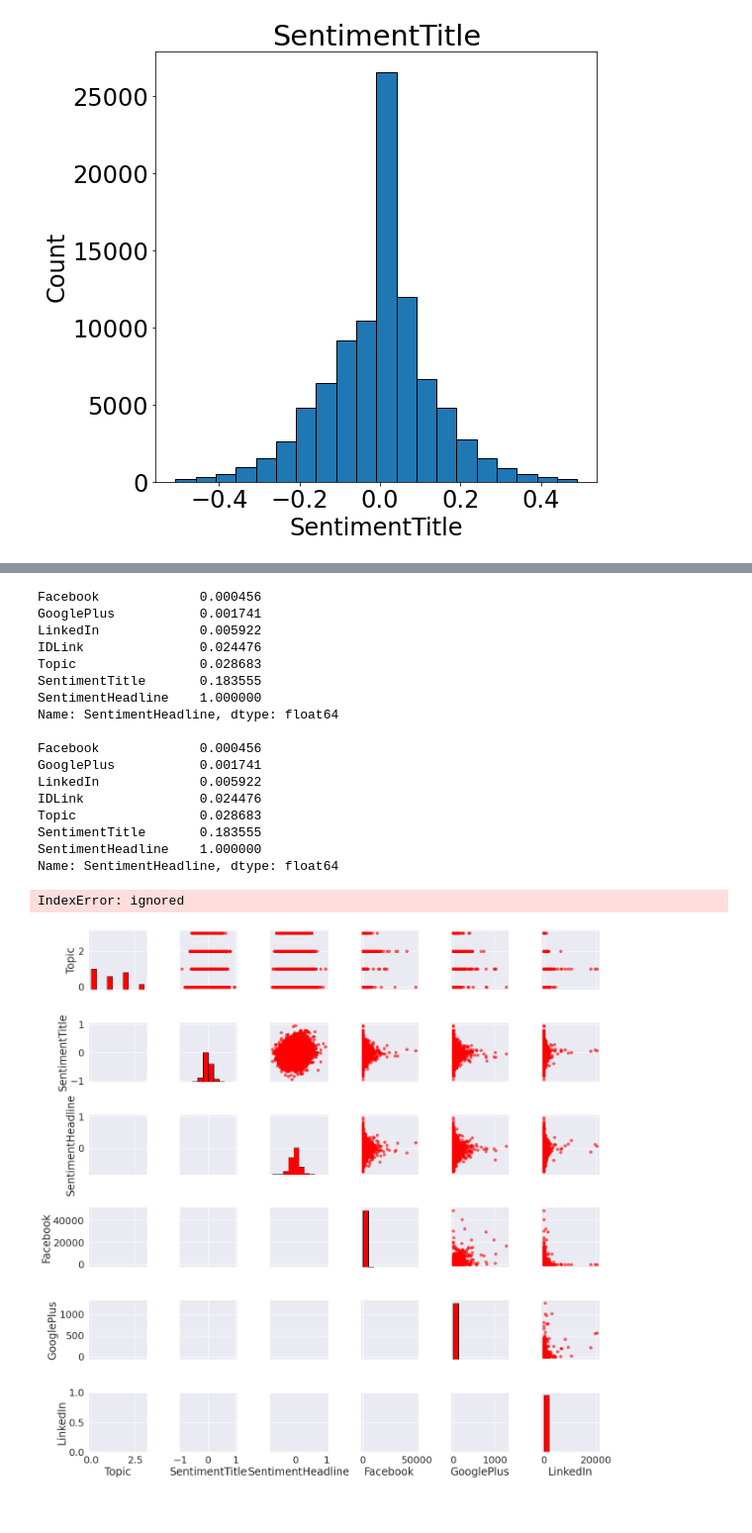
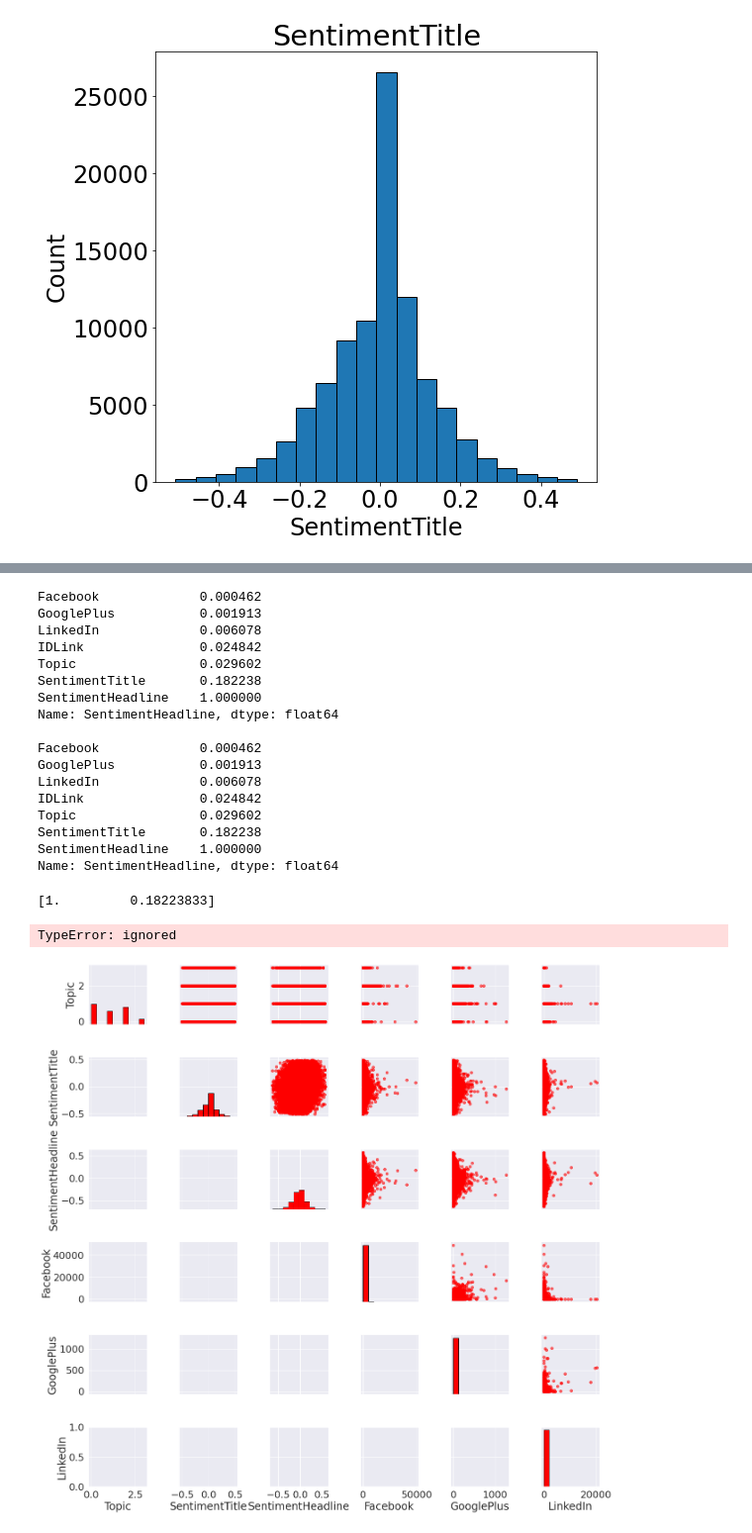
Before and after one commit to code-mango/News-Sentiment-Analysis, a Jupyter notebook: SocialMediaTrendingAnalysis.ipynb, the cells around one changed output, grey strips where cells are left out. Shown: that part at 99% size. Saved outputs shown, nothing was run; the diff lists cells and outputs as text; code cells hidden in the pictures.

```diff
--- a/SocialMediaTrendingAnalysis.ipynb
+++ b/SocialMediaTrendingAnalysis.ipynb
@@ -120,7 +120,7 @@ third_quartile = dataset['SentimentTitle'].describe()['75%']
 iqr = third_quartile - first_quartile
 
 # Remove outliers
-df = dataset[(dataset['SentimentTitle'] > (first_quartile - 3 * iqr)) &
+dataset = dataset[(dataset['SentimentTitle'] > (first_quartile - 3 * iqr)) &
             (dataset['SentimentTitle'] < (third_quartile + 3 * iqr))]
 # %%
 # Matplotlib visualization
@@ -145,7 +145,7 @@ third_quartile = dataset['SentimentHeadline'].describe()['75%']
 iqr = third_quartile - first_quartile
 
 # Remove outliers
-df = dataset[(dataset['SentimentHeadline'] > (first_quartile - 3 * iqr)) &
+dataset = dataset[(dataset['SentimentHeadline'] > (first_quartile - 3 * iqr)) &
             (dataset['SentimentHeadline'] < (third_quartile + 3 * iqr))]
 # %%
 f = plt.figure(figsize=(8,8))
@@ -215,21 +215,21 @@ print(correlations_data.head(15), '\n')
 # Print the most positive correlations
 print(correlations_data.tail(15))
 # %% [output]
-Facebook             0.000456
-GooglePlus           0.001741
-LinkedIn             0.005922
-IDLink               0.024476
-Topic                0.028683
-SentimentTitle       0.183555
+Facebook             0.000462
+GooglePlus           0.001913
+LinkedIn             0.006078
+IDLink               0.024842
+Topic                0.029602
+SentimentTitle       0.182238
 SentimentHeadline    1.000000
 Name: SentimentHeadline, dtype: float64
 
-Facebook             0.000456
-GooglePlus           0.001741
-LinkedIn             0.005922
-IDLink               0.024476
-Topic                0.028683
-SentimentTitle       0.183555
+Facebook             0.000462
+GooglePlus           0.001913
+LinkedIn             0.006078
+IDLink               0.024842
+Topic                0.029602
+SentimentTitle       0.182238
 SentimentHeadline    1.000000
 Name: SentimentHeadline, dtype: float64
 # %%
@@ -238,37 +238,39 @@ import seaborn as sns
 sns.set(font_scale = 2)
 
 # Extract the columns to  plot
 plot_data = dataset[['Topic', 'SentimentTitle',
                       'SentimentHeadline',
                       'Facebook', 'GooglePlus','LinkedIn']]
 
 
 # Function to calculate correlation coefficient between two columns
 def corr_func(x, y, **kwargs):
-    r = np.corrcoef(x, y)[4][5]
+    r = np.corrcoef(x, y)
+    print(r)
     ax = plt.gca()
     ax.annotate("r = {:.2f}".format(r),
                 xy=(.2, .8), xycoords=ax.transAxes,
                 size = 20)
 
 # Create the pairgrid object
 grid = sns.PairGrid(data = plot_data, size = 3)
 
 # Upper is a scatter plot
 grid.map_upper(plt.scatter, color = 'red', alpha = 0.6)
 
 # Diagonal is a histogram
 grid.map_diag(plt.hist, color = 'red', edgecolor = 'black')
 
 # Bottom is correlation and density plot
-grid.map_lower(corr_func);
+grid.map_lower(corr_func(dataset.iloc[:,4],dataset.iloc[:,5]));
 grid.map_lower(sns.kdeplot, cmap = plt.cm.Reds)
 
 # Title for entire plot
 plt.suptitle('Pairs Plot of Energy Data', size = 36, y = 1.02);
 # %% [output]
-IndexError: ignored
+[1.         0.18223833]
+TypeError: ignored
-[figure, old version]
+[figure, new version]
 # %%
 # Extract the columns to  plot
 plot_data = dataset[['Topic', 'SentimentTitle',
```
Also changed, not shown: parts of 14 cells of this notebook.
